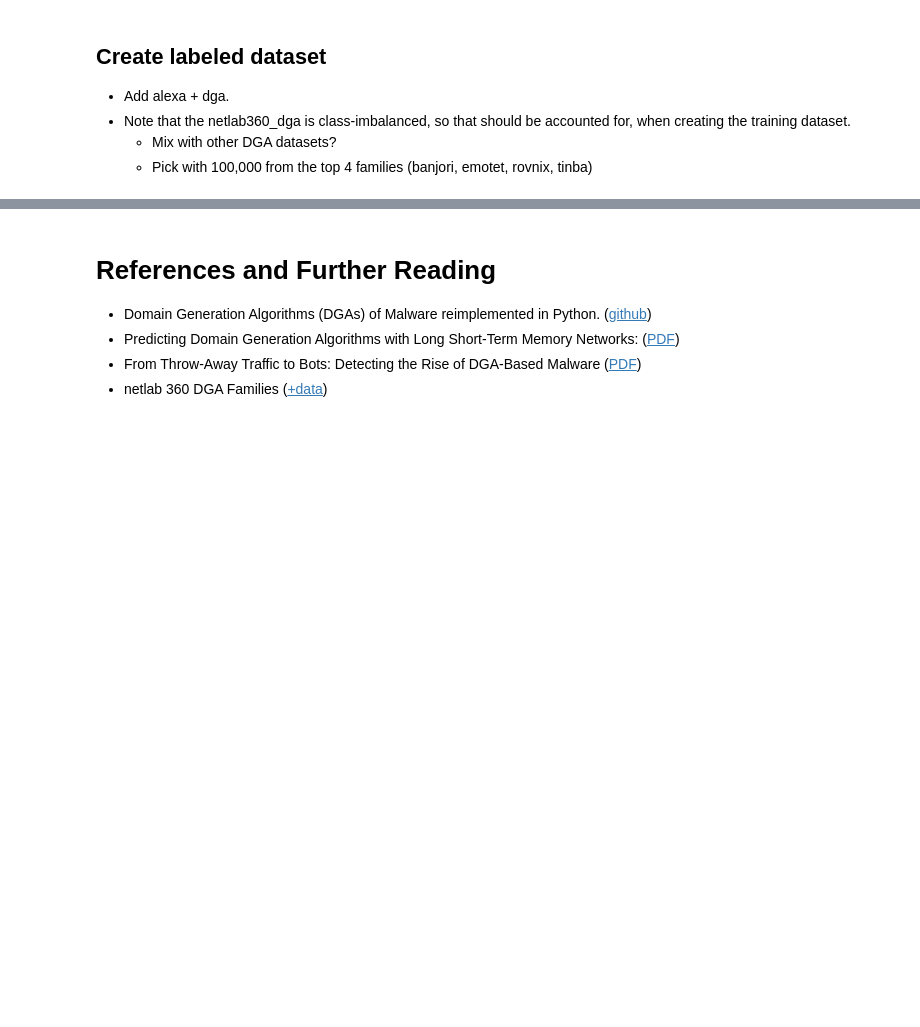
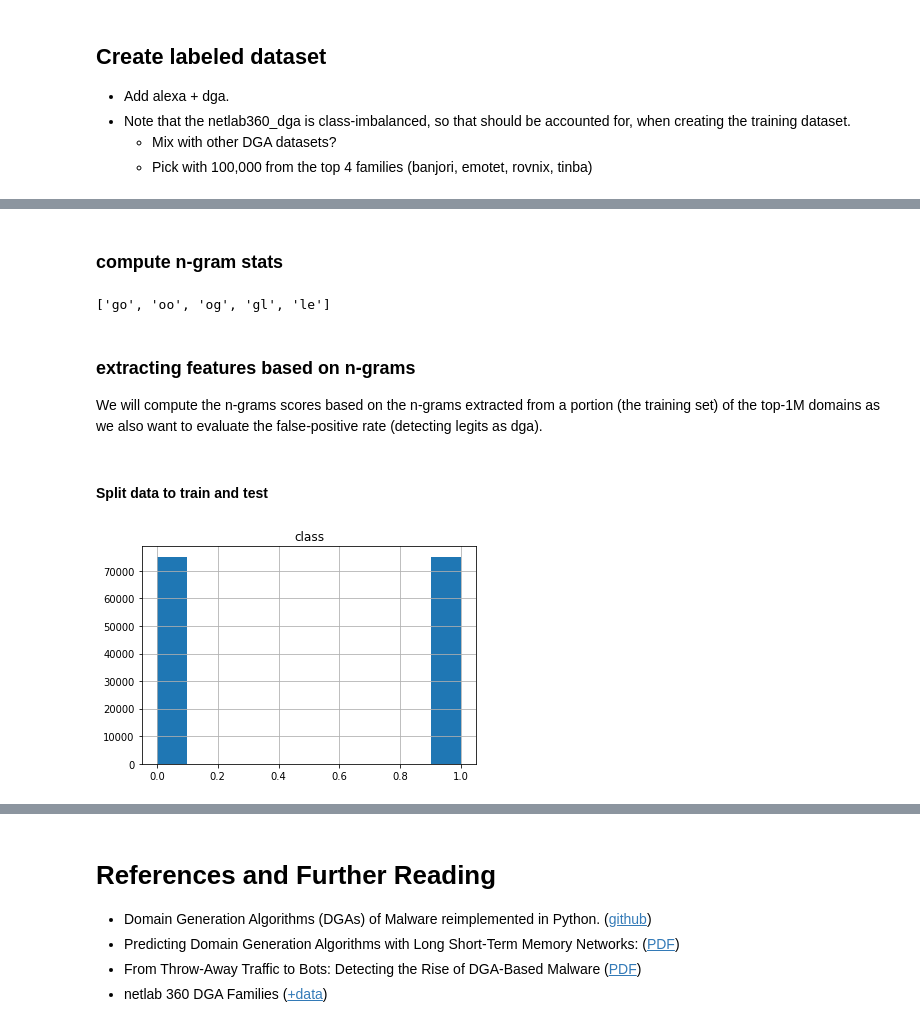
Before and after one commit to hyounesy/knowleDGAble, a Jupyter notebook: knowleDGAble.ipynb, the cells around one changed output, grey strips where cells are left out. Drawn from its saved outputs; the diff is of its cells as text; code cells hidden in the pictures; blank space fills up the shorter version.

```diff
--- a/knowleDGAble.ipynb
+++ b/knowleDGAble.ipynb
@@ -99,3 +106,19 @@ plt.bar([x[0] for x in dga_counts], [x[1] for x in dga_counts]);
   - Note that the netlab360_dga is class-imbalanced, so that should be accounted for, when creating the training dataset.
     - Mix with other DGA datasets?
     - Pick with 100,000 from the top 4 families (banjori, emotet, rovnix, tinba)
+# %%
+top_sample_count = 100000 # number of samples to take from the top 1M data
+top_df_sample = top_df.loc[0:top_sample_count-1].copy() # only take top domains
+top_df_sample['class'] = 0
+top_df_sample['family'] = 'legit'
+
+dga_sample_count = 100000 # number of samples to take from the dga data
+dga_df_sample = dga_df.sample(dga_sample_count) # randomly sample
+dga_df_sample['class'] = 1
+
+labeled_df = pd.concat([top_df_sample[['domain', 'class', 'family']], dga_df_sample[['domain', 'class', 'family']]])
+labeled_df.reset_index(inplace=True)
+labeled_df.drop('index', axis=1,inplace=True)
+
+labeled_df.domain.str.lower()
+labeled_df
@@ -130,0 +166,6 @@ print(list(ngrams('youtube', 3)))
+# %%
+labeled_df['length'] = [len(domain) for domain in labeled_df.domain]
+labeled_df['digit_freq'] = [sum(map(domain.count, "0123456789")) / len(domain) for domain in labeled_df.domain]
+labeled_df['vowel_freq'] = [sum(map(domain.count, "aeiou")) / len(domain) for domain in labeled_df.domain]
+
+labeled_df
@@ -130,0 +186,30 @@ print(list(ngrams('youtube', 3)))
+# %% [markdown]
+### compute n-gram stats
+# %%
+# get the n-grams for the input string and n, as a list of strings
+def get_ngrams(full_domain, n):
+    domain = full_domain.split('.')[0]
+    return [''.join(x) for x in ngrams(domain, n)]
+print(get_ngrams('google.com', 2))
+# %% [output]
+['go', 'oo', 'og', 'gl', 'le']
+# %% [markdown]
+### extracting features based on n-grams
+We will compute the n-grams scores based on the n-grams extracted from a portion (the training set) of the top-1M domains as we also want to evaluate the false-positive rate (detecting legits as dga).
+# %% [markdown]
+#### Split data to train and test
+# %%
+# n's for which we want to compute the n-grams
+n_range = range(1, 6) #1-gram to 5-gram
+for n in n_range:
+    labeled_df[f'{n}gram'] = 0
+
+X_train, X_test, y_train, y_test = train_test_split(labeled_df,
+                                                    labeled_df['class'].copy(), random_state=42)
+# hack to prevent the warning later (https://stackoverflow.com/questions/45090639/pandas-shows-settingwithcopywarning-after-train-test-split)
+X_train = X_train.copy()
+X_test = X_test.copy()
+# %%
+X_train.hist(column='class');
+# %% [output]
+[figure, added]
```
Also changed, not shown: parts of 33 cells of this notebook.
